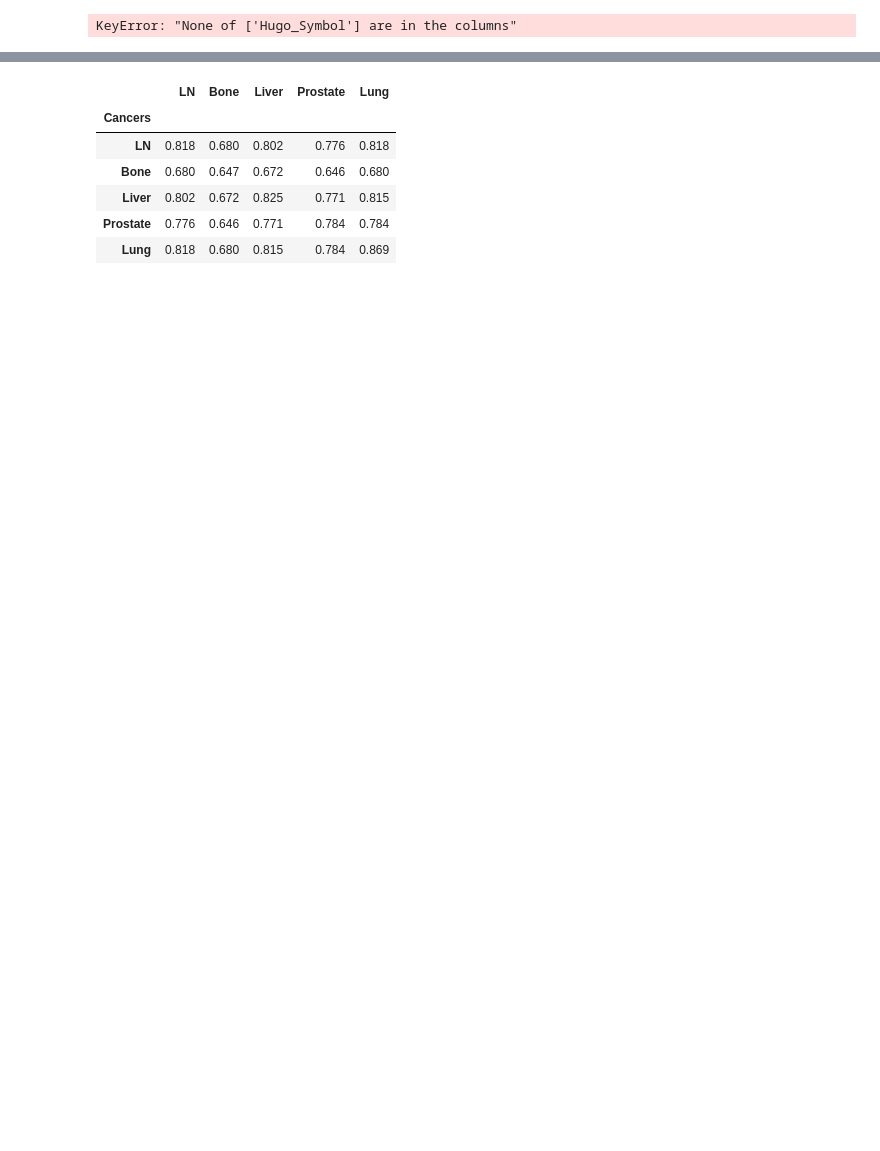
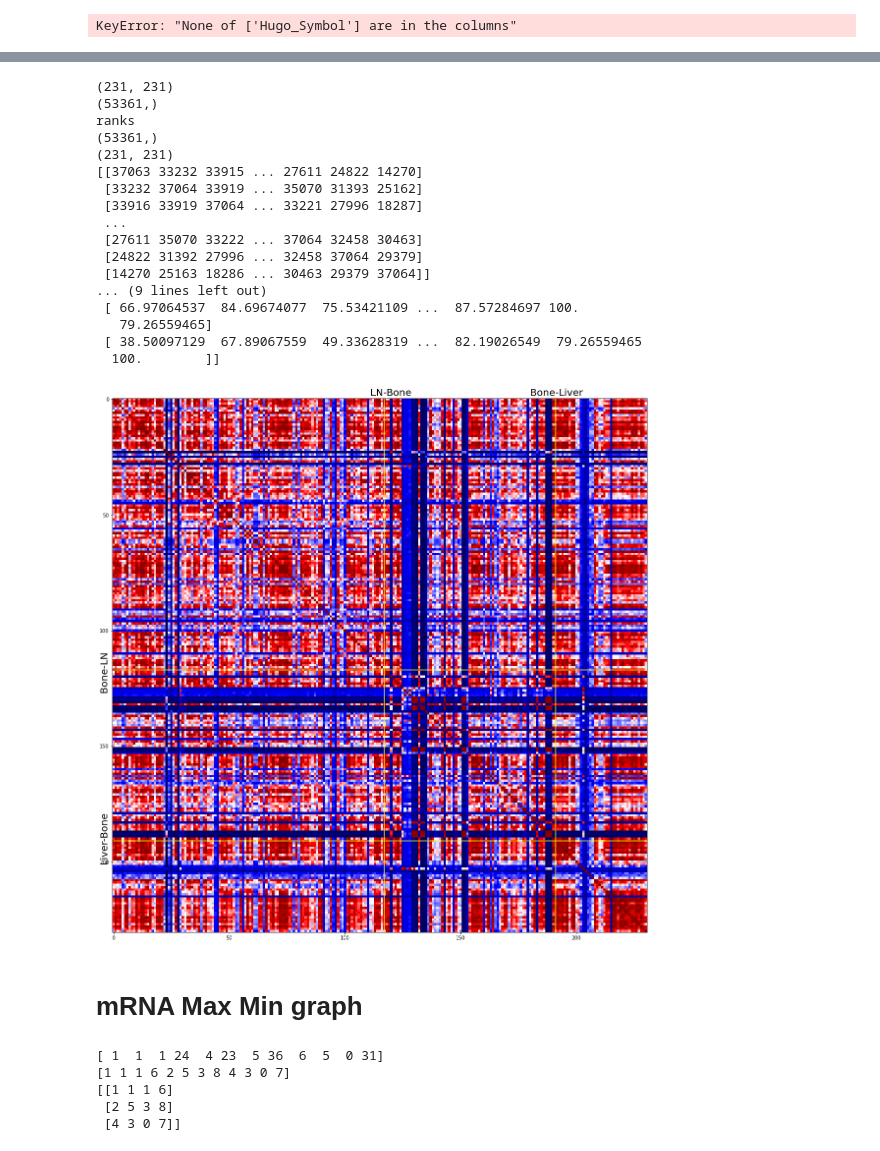
Before and after one commit to zcablii/Master_cancer_project, a Jupyter notebook: Untitled.ipynb, the cells around one changed output, grey strips where cells are left out. Saved outputs shown, nothing was run; the diff lists cells and outputs as text; code cells hidden in the pictures; blank space fills up the shorter version.

```diff
--- a/Untitled.ipynb
+++ b/Untitled.ipynb
@@ -253,4 +302,57 @@ plt.show()
+# %%
+r = np.corrcoef(patient_np, patient_np)
+correlation_matrix = r[0:231, 0:231]
+print(correlation_matrix.shape)
+oned = correlation_matrix.flatten()
+print(oned.shape)
+ranks = (rankdata(oned, method='dense') - 1).astype(int)  # normalisation method 2
+print('ranks')
+print(ranks.shape)
+correlation_matrix =  np.reshape(ranks, (-1, 231))
+print(correlation_matrix.shape)
+print(correlation_matrix)
+correlation_matrix = scale(correlation_matrix, 0, 100)
+
+print(correlation_matrix)
+plt.figure(figsize=(20,20))
+# LN 117, Bone 74, Liver 40,Prostate 7,Lung 6
+plt.plot([117, 117], [0, 231], 'yellow')
+plt.plot([0, 244], [117, 117], 'yellow')
+plt.plot([191, 191], [0, 231], 'yellow')
+plt.plot([0, 244], [191, 191], 'yellow')
+plt.text(111, -1.5, 'LN-Bone', fontsize=20)
+plt.text(-6, 126, 'Bone-LN', rotation = 90, fontsize=20)
+
+plt.text(180, -1.5, 'Bone-Liver', fontsize=20)
+plt.text(-6,200, 'Liver-Bone', rotation = 90, fontsize=20)
+
+plt.imshow(correlation_matrix, cmap='seismic', interpolation='nearest') #https://matplotlib.org/3.1.0/tutorials/colors/colormaps.html
+
+
+plt.show()
+# %% [output]
+(231, 231)
+(53361,)
+ranks
+(53361,)
+(231, 231)
+[[37063 33232 33915 ... 27611 24822 14270]
+ [33232 37064 33919 ... 35070 31393 25162]
+ [33916 33919 37064 ... 33221 27996 18287]
+ ...
+ [27611 35070 33222 ... 37064 32458 30463]
+ [24822 31392 27996 ... 32458 37064 29379]
+ [14270 25163 18286 ... 30463 29379 37064]]
+... (9 lines left out)
+ [ 66.97064537  84.69674077  75.53421109 ...  87.57284697 100.
+   79.26559465]
+ [ 38.50097129  67.89067559  49.33628319 ...  82.19026549  79.26559465
+  100.        ]]
+[figure, added]
+# %% [markdown]
+# mRNA Max Min graph
 # %%
+'''
 data = {
     'Cancers':['LN','Bone','Liver','Prostate','Lung'],
     'LN':[0.818,0.68,0.802,0.776,0.818],
@@ -261,11 +363,24 @@ data = {
 }
 frame = pd.DataFrame(data).set_index("Cancers")
 frame
+
+'''
+array =  np.array([[1,1,1,24],
+              [4,23,5,36],
+              [6,5,0,31]])
+oned = array.flatten()
+print(oned)
+# temp = oned.argsort()
+# ranks = np.empty_like(temp)
+# ranks[temp] = np.arange(len(oned))
+# ranks = (oned.argsort(0)).argsort(0)
+ranks = (rankdata(oned, method='dense') - 1).astype(int)
+print(ranks)
+twod =  np.reshape(ranks, (-1, 4))
+print(twod)
 # %% [output]
-|  | LN | Bone | Liver | Prostate | Lung |
-| Cancers |  |  |  |  |  |
-| LN | 0.818 | 0.680 | 0.802 | 0.776 | 0.818 |
-| Bone | 0.680 | 0.647 | 0.672 | 0.646 | 0.680 |
-| Liver | 0.802 | 0.672 | 0.825 | 0.771 | 0.815 |
-| Prostate | 0.776 | 0.646 | 0.771 | 0.784 | 0.784 |
-| Lung | 0.818 | 0.680 | 0.815 | 0.784 | 0.869 |
+[ 1  1  1 24  4 23  5 36  6  5  0 31]
+[1 1 1 6 2 5 3 8 4 3 0 7]
+[[1 1 1 6]
+ [2 5 3 8]
+ [4 3 0 7]]
```
Also changed, not shown: parts of 8 cells of this notebook, 3 other files.
